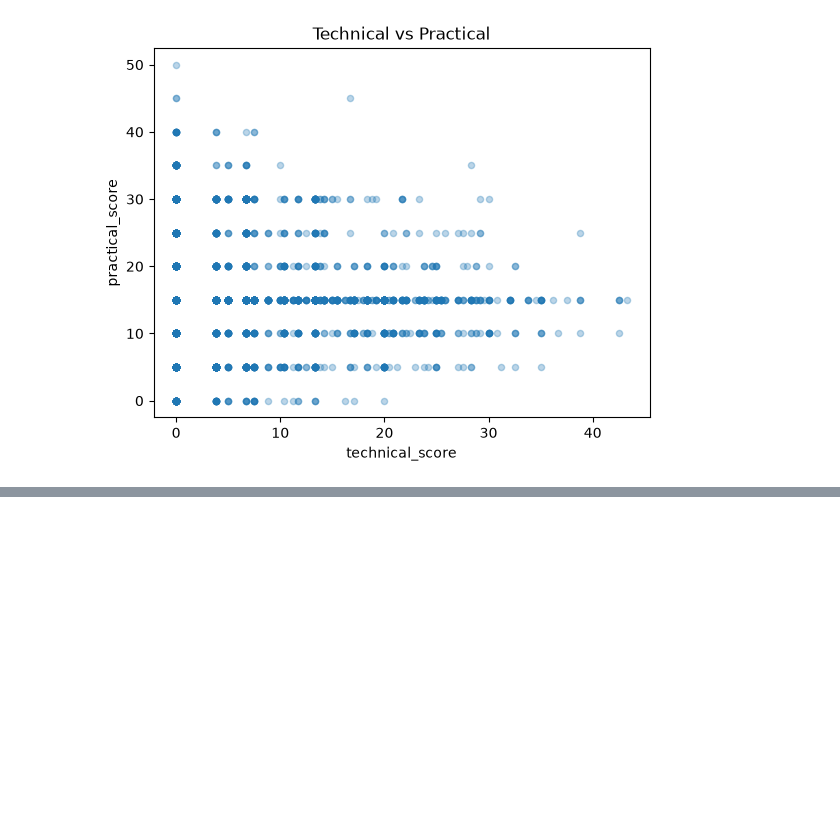
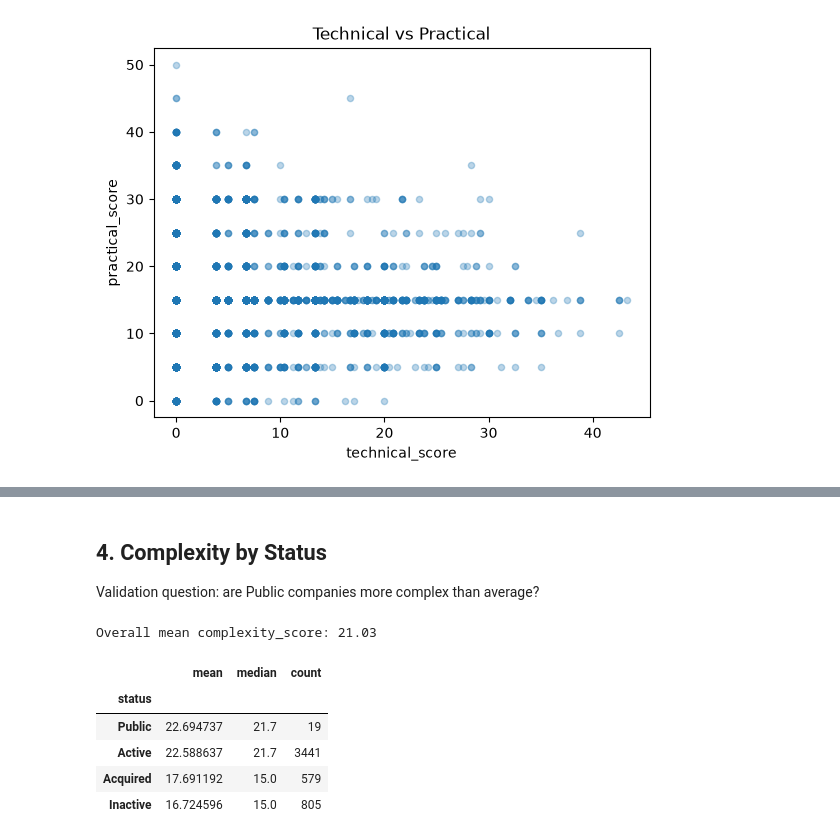
Before and after one commit to Ledsav/y-combinator-analysis, a Jupyter notebook: notebooks/complexity_analysis.ipynb, the cells around one changed output, grey strips where cells are left out. Saved outputs shown, nothing was run; the diff lists cells and outputs as text; code cells hidden in the pictures; blank space fills up the shorter version.

```diff
--- a/notebooks/complexity_analysis.ipynb
+++ b/notebooks/complexity_analysis.ipynb
@@ -67,0 +106,17 @@ Correlation between technical_score and practical_score: -0.049
+# %% [markdown]
+## 4. Complexity by Status
+
+Validation question: are Public companies more complex than average?
+# %%
+status_summary = merged.groupby("status")["complexity_score"].agg(["mean", "median", "count"]).sort_values("mean", ascending=False)
+overall_mean = merged["complexity_score"].mean()
+print(f"Overall mean complexity_score: {overall_mean:.2f}")
+status_summary
+# %% [output]
+Overall mean complexity_score: 21.03
+|  | mean | median | count |
+| status |  |  |  |
+| Public | 22.694737 | 21.7 | 19 |
+| Active | 22.588637 | 21.7 | 3441 |
+| Acquired | 17.691192 | 15.0 | 579 |
+| Inactive | 16.724596 | 15.0 | 805 |
```
Also changed, not shown: parts of 4 cells of this notebook, 1 other file.
